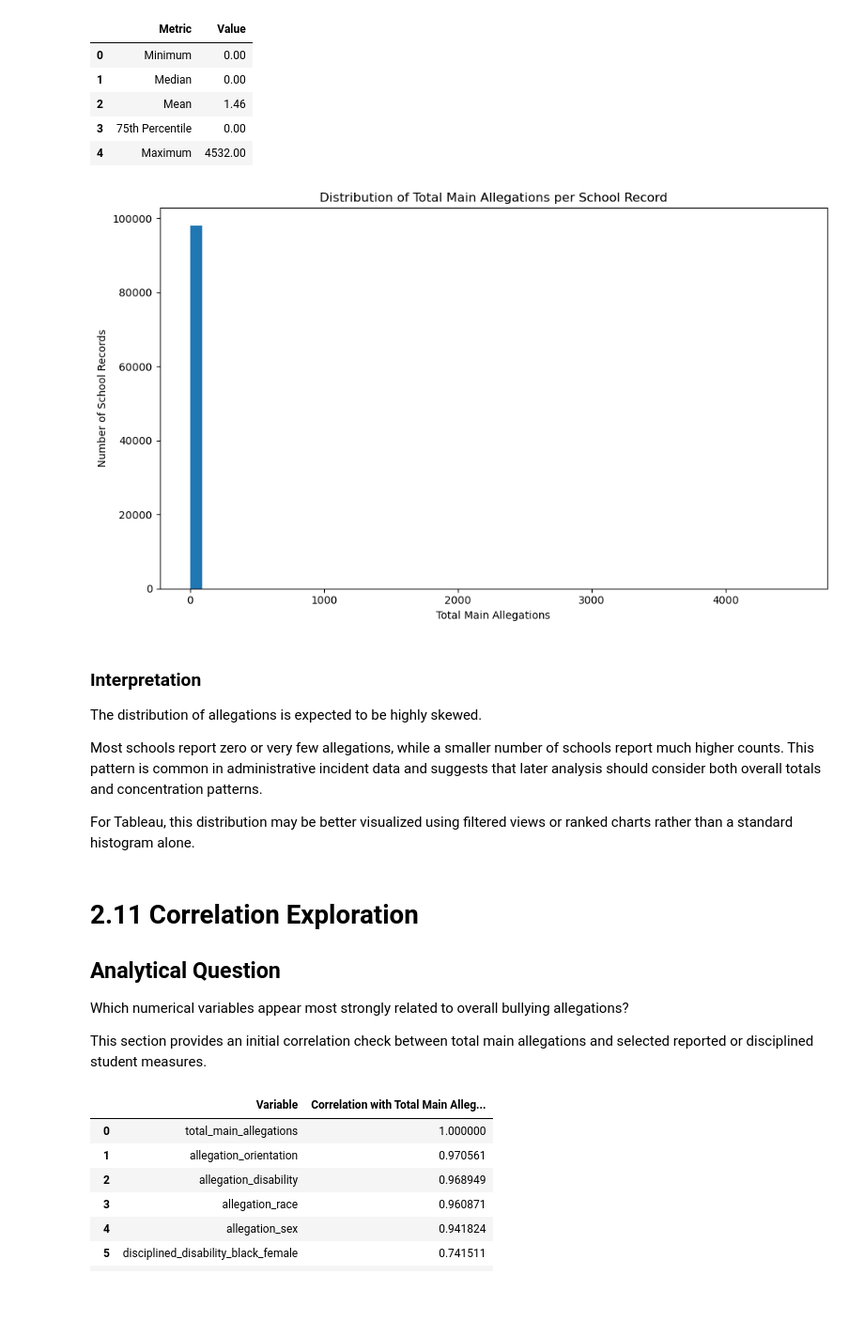
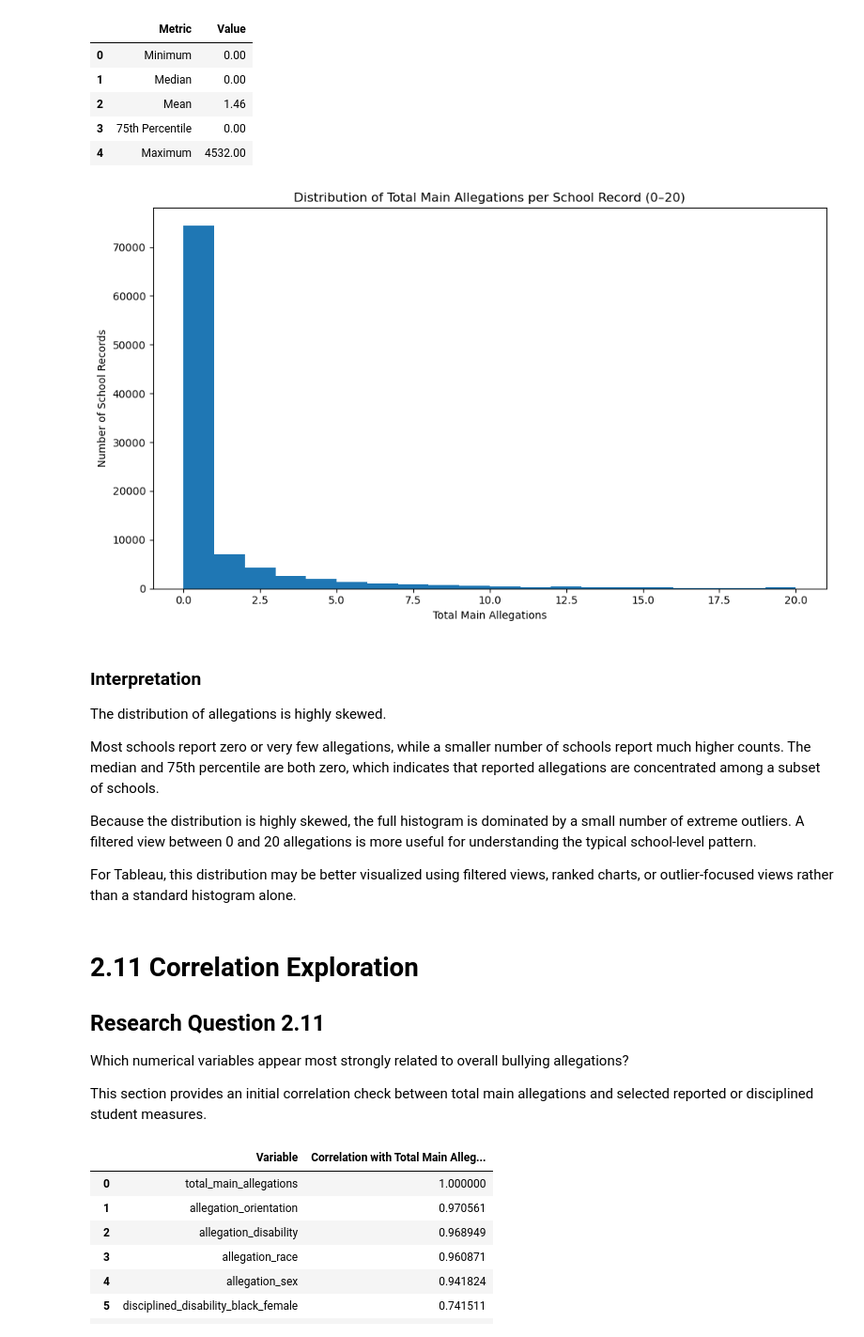
Before and after one commit to MrMcYoldas/school-bullying-analysis-crdc, a Jupyter notebook: notebooks/03_Exploratory_Analysis_Final.ipynb, the cells around one changed output. Shown at 94% size. Drawn from its saved outputs; the diff is of its cells as text; code cells hidden in the pictures; blank space fills up the shorter version.

```diff
--- a/notebooks/03_Exploratory_Analysis.ipynb
+++ b/notebooks/03_Exploratory_Analysis_Final.ipynb
@@ -1122,31 +1137,37 @@ allegation_distribution_summary
 | 4 | Maximum | 4532.00 |
 # %%
 # =====================================================
-# Histogram: Distribution of Total Main Allegations
+# Histogram: Filtered Distribution of Total Main Allegations
 # =====================================================
 
+# The full distribution is heavily affected by a small number of extreme outliers.
+# A filtered 0-20 view makes the typical school-level pattern easier to inspect.
+filtered_allegations = df[df["total_main_allegations"] <= 20]
+
 plt.figure(figsize=(10, 6))
-plt.hist(df["total_main_allegations"], bins=50)
+plt.hist(filtered_allegations["total_main_allegations"], bins=20)
 
-plt.title("Distribution of Total Main Allegations per School Record")
+plt.title("Distribution of Total Main Allegations per School Record (0–20)")
 plt.xlabel("Total Main Allegations")
 plt.ylabel("Number of School Records")
 plt.tight_layout()
 plt.show()
 # %% [output]
-[figure, old version]
+[figure, new version]
 # %% [markdown]
 ### Interpretation
 
-The distribution of allegations is expected to be highly skewed.
+The distribution of allegations is highly skewed.
 
-Most schools report zero or very few allegations, while a smaller number of schools report much higher counts. This pattern is common in administrative incident data and suggests that later analysis should consider both overall totals and concentration patterns.
+Most schools report zero or very few allegations, while a smaller number of schools report much higher counts. The median and 75th percentile are both zero, which indicates that reported allegations are concentrated among a subset of schools.
 
-For Tableau, this distribution may be better visualized using filtered views or ranked charts rather than a standard histogram alone.
+Because the distribution is highly skewed, the full histogram is dominated by a small number of extreme outliers. A filtered view between 0 and 20 allegations is more useful for understanding the typical school-level pattern.
+
+For Tableau, this distribution may be better visualized using filtered views, ranked charts, or outlier-focused views rather than a standard histogram alone.
 # %% [markdown]
 # 2.11 Correlation Exploration
 
-## Analytical Question
+## Research Question 2.11
 
 Which numerical variables appear most strongly related to overall bullying allegations?
 
```
Also changed, not shown: parts of 50 cells of this notebook, 47 other files.
